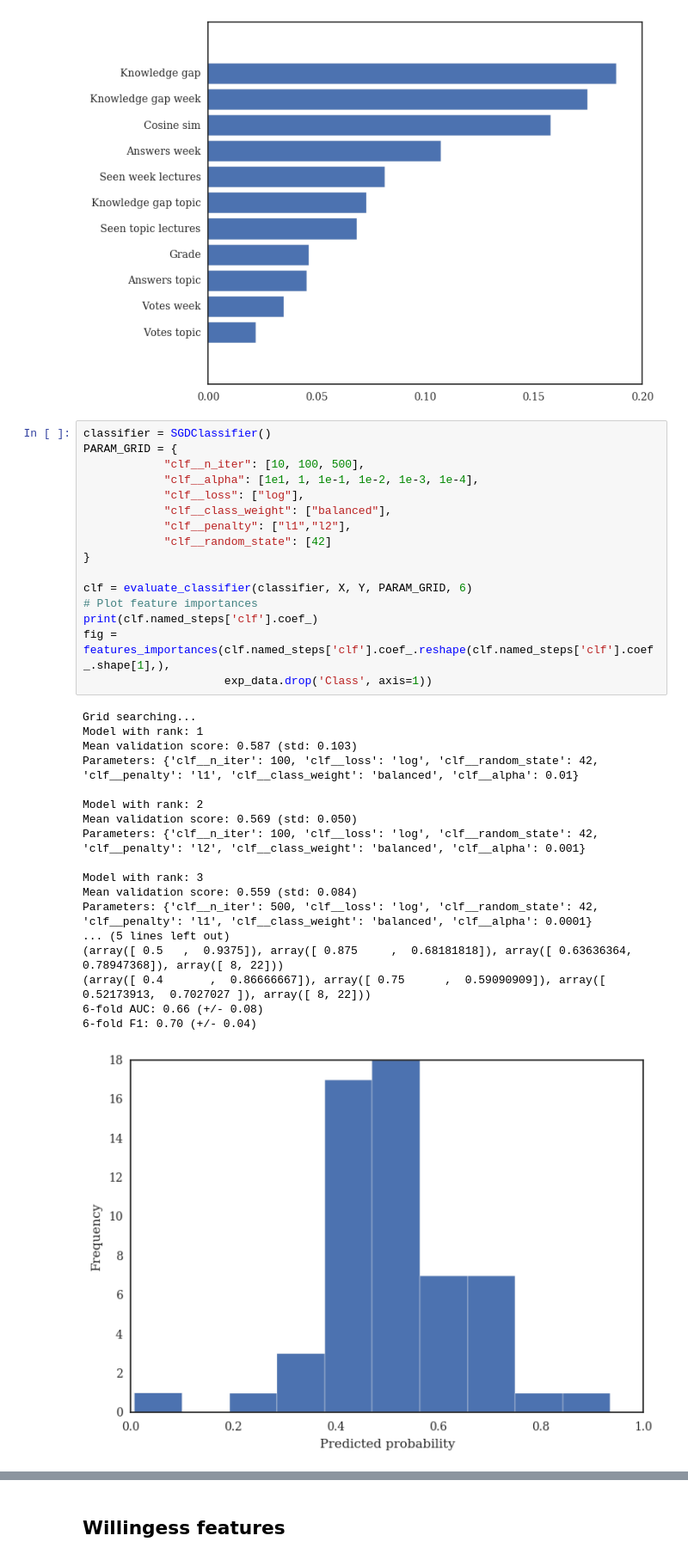
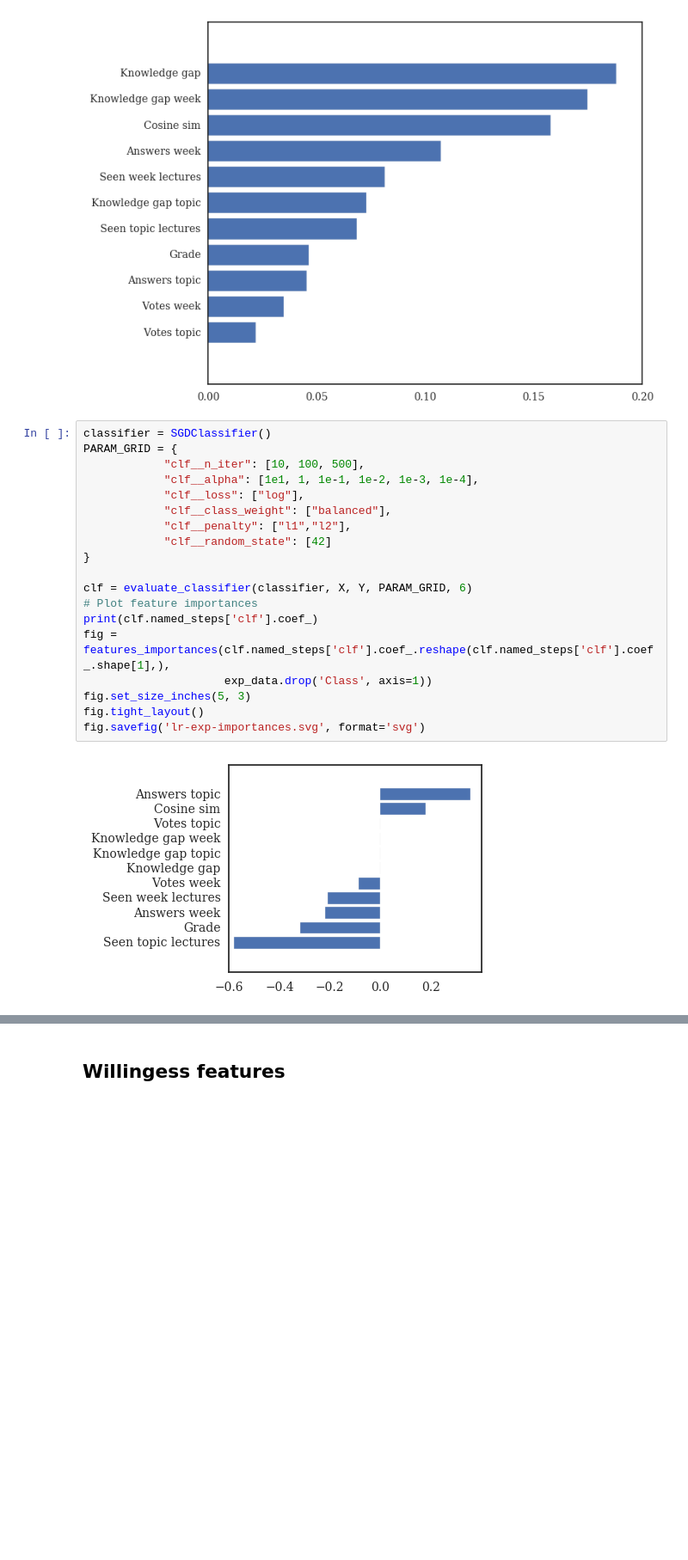
Before and after one commit to dmacjam/dp-analysis-evaluation, a Jupyter notebook: question-routing-evaluation.ipynb, the cells around one changed output, grey strips where cells are left out. Shown at 86% size. Cells and saved outputs as stored; diff of their text form; blank space fills up the shorter version.

```diff
--- a/question-routing-evaluation.ipynb
+++ b/question-routing-evaluation.ipynb
@@ -298,35 +298,21 @@ Parameters: {'clf__n_estimators': 200, 'clf__oob_score': True, 'clf__criterion':
 # %%
 classifier = SGDClassifier()
 PARAM_GRID = {
             "clf__n_iter": [10, 100, 500],
             "clf__alpha": [1e1, 1, 1e-1, 1e-2, 1e-3, 1e-4],
             "clf__loss": ["log"],
             "clf__class_weight": ["balanced"],
             "clf__penalty": ["l1","l2"],
             "clf__random_state": [42]
 }
 
 clf = evaluate_classifier(classifier, X, Y, PARAM_GRID, 6)
 # Plot feature importances
 print(clf.named_steps['clf'].coef_)
 fig = features_importances(clf.named_steps['clf'].coef_.reshape(clf.named_steps['clf'].coef_.shape[1],),
                      exp_data.drop('Class', axis=1))
+fig.set_size_inches(5, 3)
+fig.tight_layout()
+fig.savefig('lr-exp-importances.svg', format='svg')
 # %% [output]
-Grid searching...
-Model with rank: 1
-Mean validation score: 0.587 (std: 0.103)
-Parameters: {'clf__n_iter': 100, 'clf__loss': 'log', 'clf__random_state': 42, 'clf__penalty': 'l1', 'clf__class_weight': 'balanced', 'clf__alpha': 0.01}
-
-Model with rank: 2
-Mean validation score: 0.569 (std: 0.050)
-Parameters: {'clf__n_iter': 100, 'clf__loss': 'log', 'clf__random_state': 42, 'clf__penalty': 'l2', 'clf__class_weight': 'balanced', 'clf__alpha': 0.001}
-
-Model with rank: 3
-Mean validation score: 0.559 (std: 0.084)
-Parameters: {'clf__n_iter': 500, 'clf__loss': 'log', 'clf__random_state': 42, 'clf__penalty': 'l1', 'clf__class_weight': 'balanced', 'clf__alpha': 0.0001}
-... (5 lines left out)
-(array([ 0.5   ,  0.9375]), array([ 0.875     ,  0.68181818]), array([ 0.63636364,  0.78947368]), array([ 8, 22]))
-(array([ 0.4       ,  0.86666667]), array([ 0.75      ,  0.59090909]), array([ 0.52173913,  0.7027027 ]), array([ 8, 22]))
-6-fold AUC: 0.66 (+/- 0.08)
-6-fold F1: 0.70 (+/- 0.04)
-[figure, old version]
+[figure, new version]
```
Also changed, not shown: parts of 4 cells of this notebook, 1 other file.
